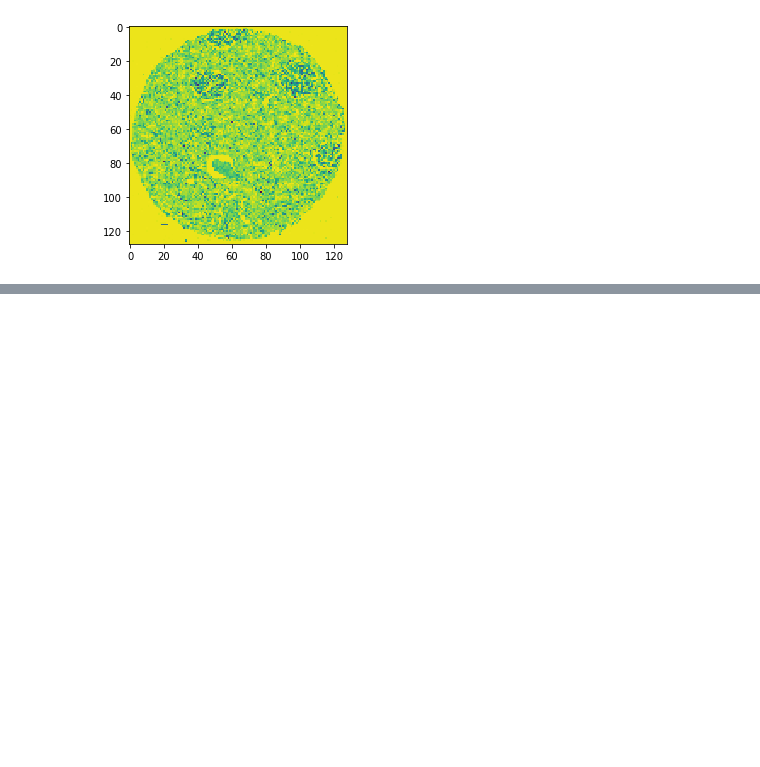
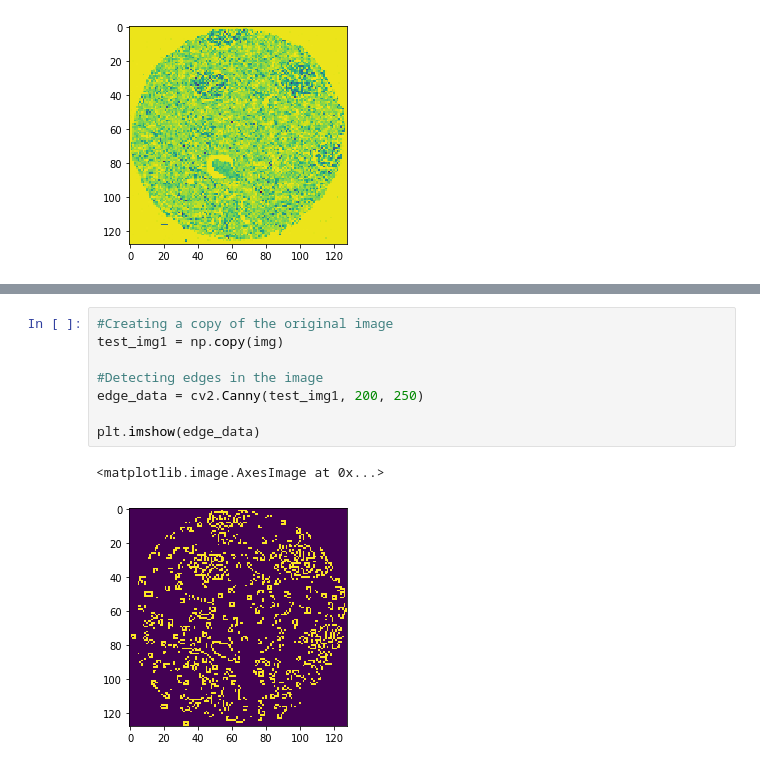
Before and after one commit to juyingnan/notebooks, a Jupyter notebook: nuclei.ipynb, the cells around one changed output, grey strips where cells are left out. Drawn from its saved outputs; the diff is of its cells as text; blank space fills up the shorter version.

```diff
--- a/nuclei.ipynb
+++ b/nuclei.ipynb
@@ -108,0 +137,11 @@ plt.imshow(temp_data)
+# %%
+#Creating a copy of the original image
+test_img1 = np.copy(img)
+
+#Detecting edges in the image
+edge_data = cv2.Canny(test_img1, 200, 250)
+
+plt.imshow(edge_data)
+# %% [output]
+<matplotlib.image.AxesImage at 0x...>
+[figure, added]
```
Also changed, not shown: parts of 12 cells of this notebook.
